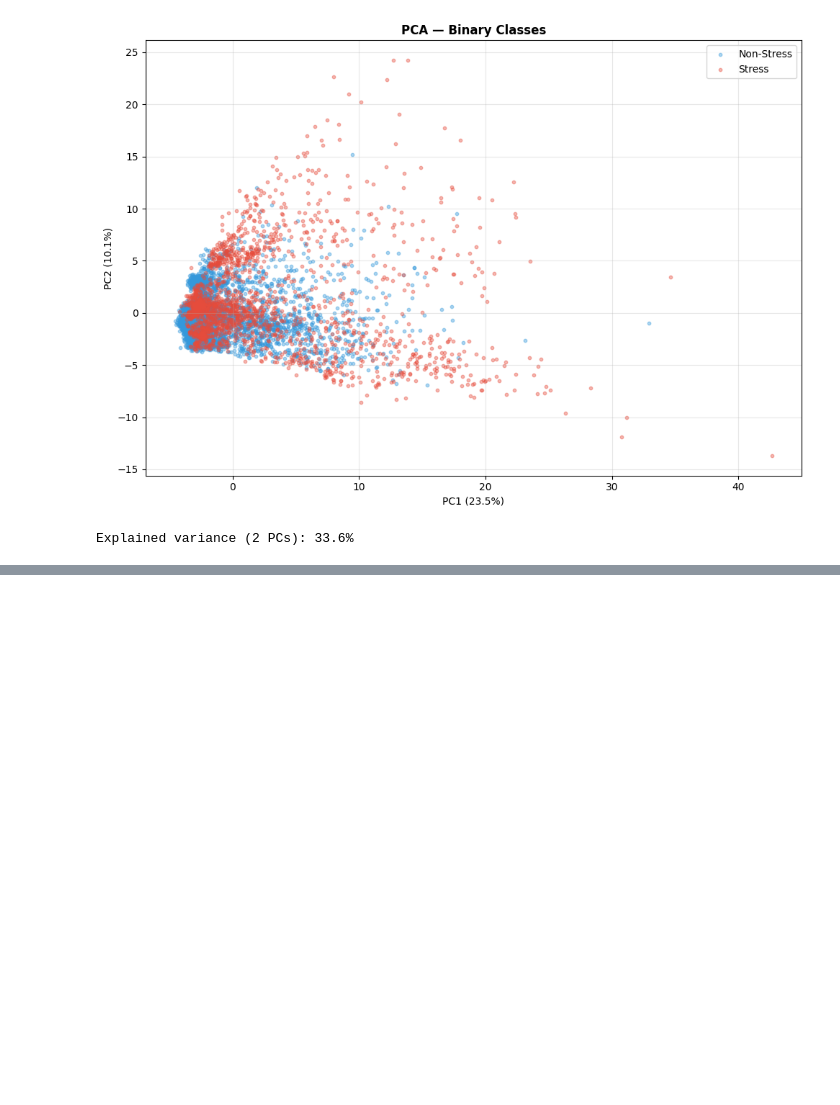
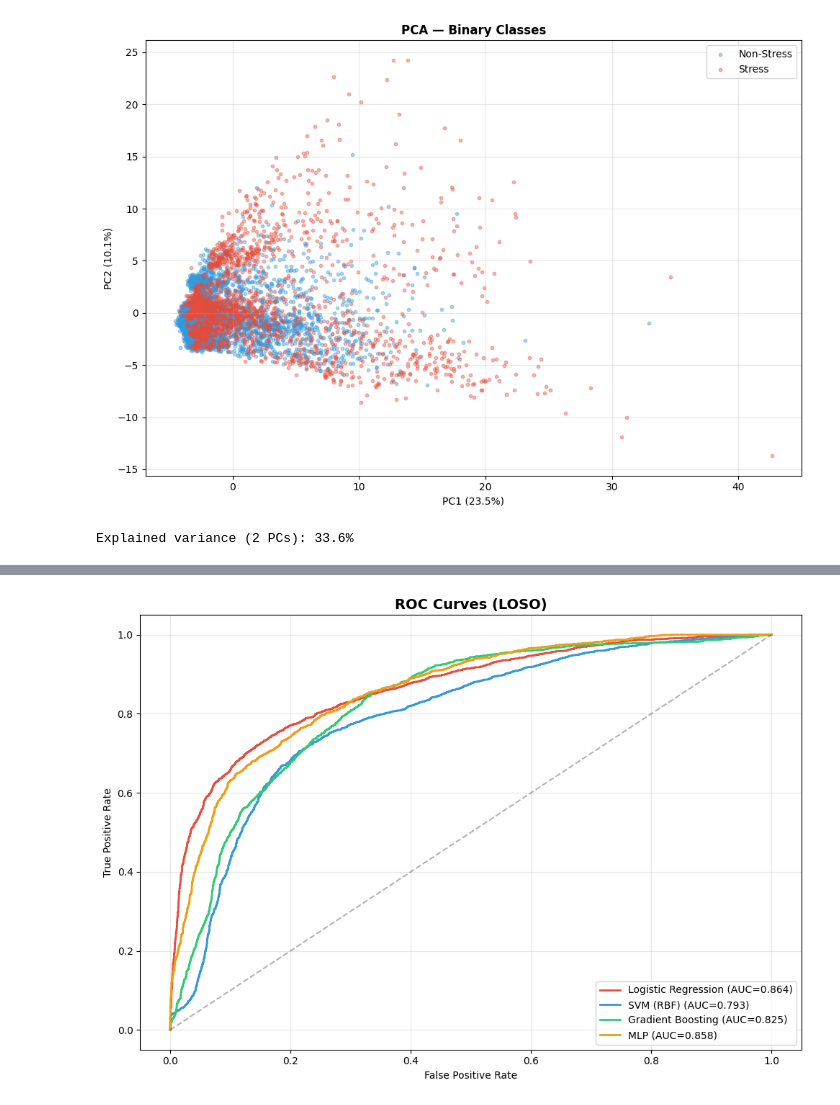
Before and after one commit to ManuCa93/healthcare_final, a Jupyter notebook: wesad_stress_detection.ipynb, the cells around one changed output, grey strips where cells are left out. Saved outputs shown, nothing was run; the diff lists cells and outputs as text; code cells hidden in the pictures; blank space fills up the shorter version.

```diff
--- a/wesad_stress_detection.ipynb
+++ b/wesad_stress_detection.ipynb
@@ -344,0 +493,23 @@ Explained variance (2 PCs): 33.6%
+# %%
+# === ROC Curves ===
+plt.figure(figsize=(10, 7))
+colors = ['#e74c3c', '#3498db', '#2ecc71', '#f39c12']
+
+for mname, color in zip(models, colors):
+    yt = np.array(results[mname]['y_true'])
+    yp = np.array(results[mname]['y_prob'])
+    fpr, tpr, _ = roc_curve(yt, yp)
+    roc_auc = auc(fpr, tpr)
+    plt.plot(fpr, tpr, color=color, linewidth=2,
+             label=f'{mname} (AUC={roc_auc:.3f})')
+
+plt.plot([0, 1], [0, 1], 'k--', alpha=0.3)
+plt.xlabel('False Positive Rate')
+plt.ylabel('True Positive Rate')
+plt.title('ROC Curves (LOSO)', fontsize=14, fontweight='bold')
+plt.legend(loc='lower right')
+plt.grid(True, alpha=0.3)
+plt.tight_layout()
+plt.show()
+# %% [output]
+[figure, added]
```
Also changed, not shown: parts of 11 cells of this notebook.
